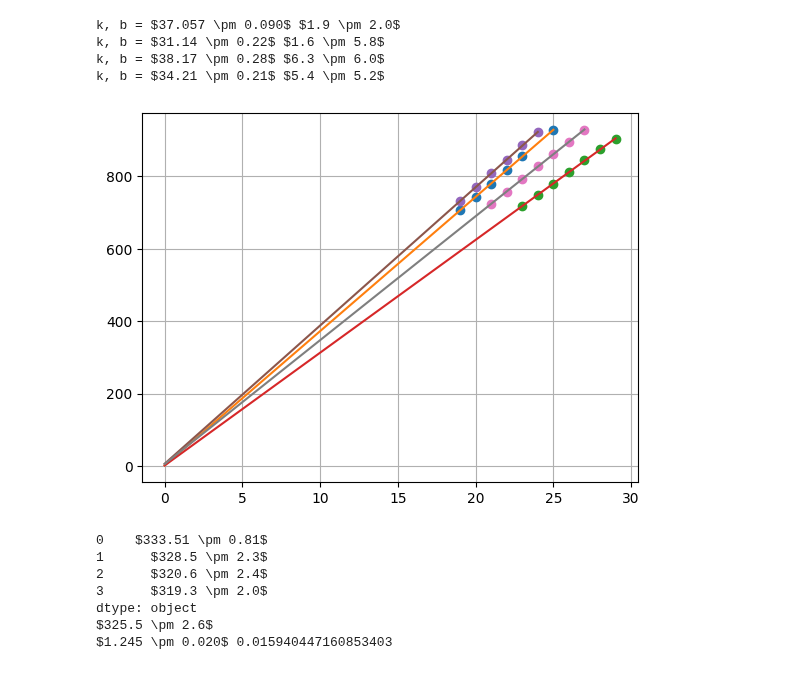
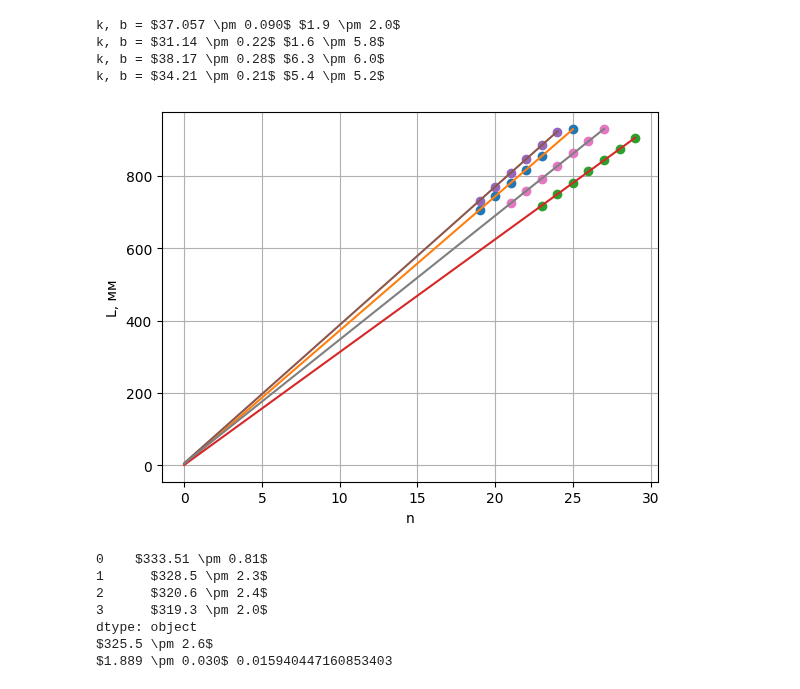
Before and after one commit to RedBrean/term2, a Jupyter notebook: labs/213.ipynb, the cells around one changed output. Cells and saved outputs as stored; diff of their text form; code cells hidden in the pictures.

```diff
--- a/labs/213.ipynb
+++ b/labs/213.ipynb
@@ -308,16 +351,21 @@ x4 = np.array([0, 1, 2, 3, 4, 5, 6]) + 21
 y4 = np.array([24, 57, 92, 128, 162, 195, 228]) + 700
 freq4 = 4666
 # %%
+plt.xlabel("n")
+plt.ylabel("L, мм")
+
 k1, _ = linearcalc(x1, y1)
 k2, _ = linearcalc(x2, y2)
 k3, _ = linearcalc(x3, y3)
 k4, _ = linearcalc(x4, y4)
+
+plt.savefig("graph_CO2", dpi = 300)
 # %% [output]
 k, b = $37.057 \pm 0.090$ $1.9 \pm 2.0$
 k, b = $31.14 \pm 0.22$ $1.6 \pm 5.8$
 k, b = $38.17 \pm 0.28$ $6.3 \pm 6.0$
 k, b = $34.21 \pm 0.21$ $5.4 \pm 5.2$
-[figure, old version]
+[figure, new version]
 # %%
 ks = pd.Series([k1, k2, k3, k4])/1000
 freqs = pd.Series([freq1, freq2, freq3, freq4])
@@ -325,7 +373,7 @@ cs = (2 * ks * freqs)
 print(cs)
 c = SerDData(cs).mean
 print(c)
-gamma = 0.029/8.31/(273+24)*c**2
+gamma = 0.044/8.31/(273+24)*c**2
 print(gamma, gamma.epsilon)
 # %% [output]
 0    $333.51 \pm 0.81$
@@ -334,4 +382,4 @@ print(gamma, gamma.epsilon)
 3      $319.3 \pm 2.0$
 dtype: object
 $325.5 \pm 2.6$
-$1.245 \pm 0.020$ 0.015940447160853403
+$1.889 \pm 0.030$ 0.015940447160853403
```
Also changed, not shown: parts of 8 cells of this notebook, 2 other files.
